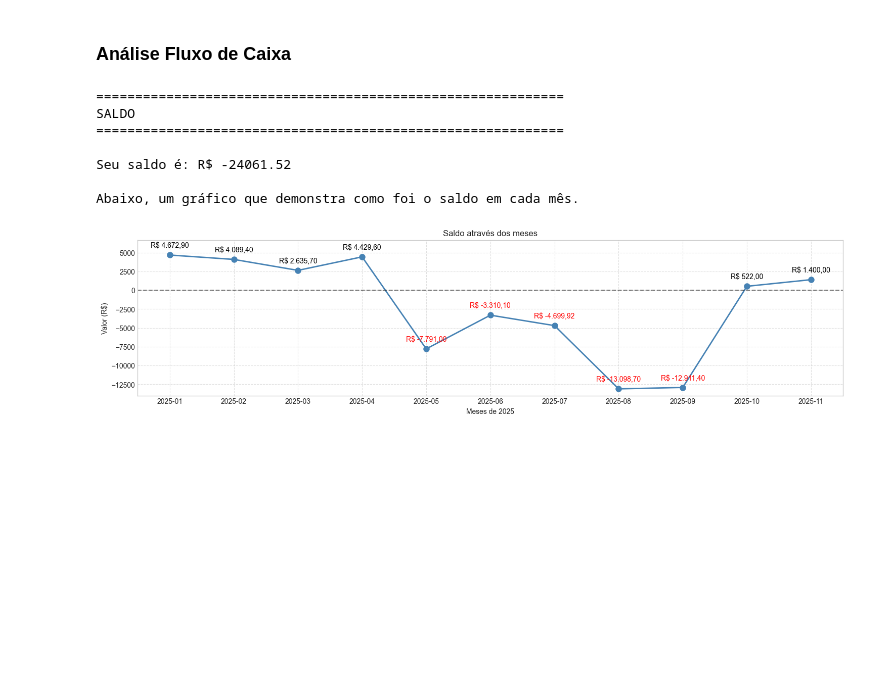
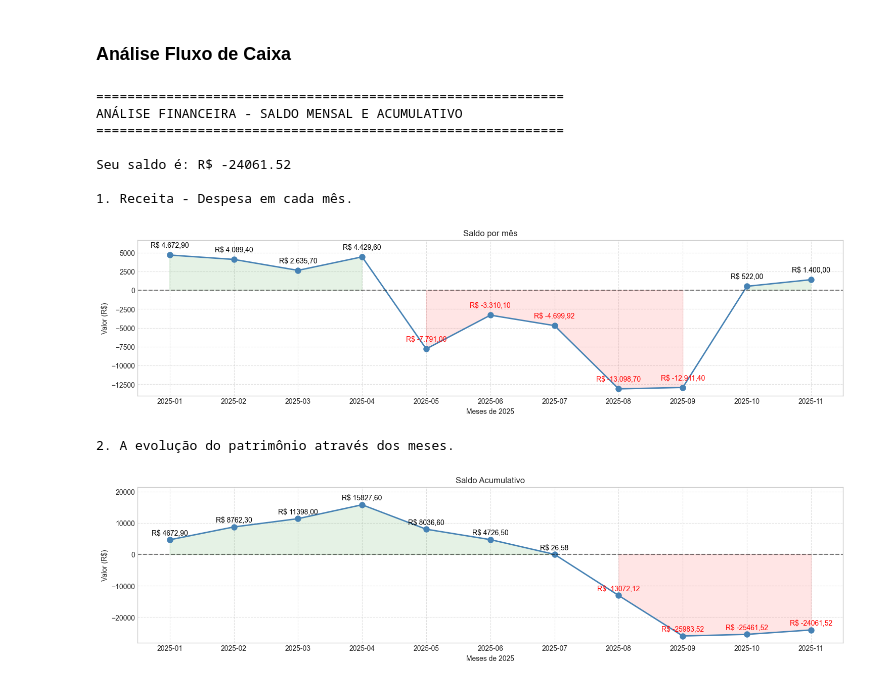
Before and after one commit to SchuedaD/projeto_gestao_financeira, a Jupyter notebook: dados_financeiros.ipynb, the cells around one changed output. Saved outputs shown, nothing was run; the diff lists cells and outputs as text; code cells hidden in the pictures; blank space fills up the shorter version.

Commit message:
Finalização do primeiro gráfico

```diff
--- a/dados_financeiros.ipynb
+++ b/dados_financeiros.ipynb
@@ -60,43 +60,75 @@ None
 # %%
 # Transformar a coluna 'data' para uma coluna de
 print('='*60)
-print("SALDO")
+print("ANÁLISE FINANCEIRA - SALDO MENSAL E ACUMULATIVO")
 print('='*60)
 
 
 
 db['data'] = pd.to_datetime(db['data'])
 
 db['data_mes'] = db['data'].dt.strftime('%Y-%m')
 
 saldo = db.groupby(['data_mes', 'tipo'])['valor'].sum().reset_index()
 df = saldo.pivot_table(index='data_mes', columns='tipo', values='valor', aggfunc='sum').reset_index().fillna(0)
 df['saldo'] = df['receita'] - df['despesa']
-df = df[['data_mes','receita','despesa','saldo']]
+df['saldo_cum'] = df['saldo'].cumsum()
 print(f"\nSeu saldo é: R$ {df['saldo'].sum():.2f}\n")
 
-print("Abaixo, um gráfico que demonstra como foi o saldo em cada mês.")
+print("1. Receita - Despesa em cada mês.")
 plt.style.use('seaborn-v0_8-whitegrid')
 plt.figure(figsize=(18,4))
 
-plt.plot(df['data_mes'],df['saldo'], marker='o', markersize=8, color='steelblue', linewidth=2, label='Receita')
+plt.plot(df['data_mes'],df['saldo'], marker='o', markersize=8, color='steelblue', linewidth=2, label='Saldo')
 plt.axhline(y=0, color='black',linestyle='--',linewidth=1.5,alpha=0.5)
+plt.fill_between(range(len(df)), df['saldo'], 0,
+                 where=(df['saldo'] >= 0),
+                 color='green', alpha=0.1, label='Período Positivo')
+plt.fill_between(range(len(df)), df['saldo'], 0,
+                 where=(df['saldo'] < 0),
+                 color='red', alpha=0.1, label='Período Negativo')
 for i, valor in enumerate(df["saldo"]):
     valor = round(valor,2)
     plt.text(i, valor + 1000, f"R$ {valor:,.2f}".replace(',', 'X').replace('.', ',').replace('X', '.'), ha='center', fontsize=10, color= 'black' if valor > 0 else 'red')
 
-plt.title("Saldo através dos meses")
+plt.title("Saldo por mês")
 plt.xlabel("Meses de 2025")
 plt.ylabel("Valor (R$)")
 ymin,ymax = plt.ylim()
 plt.ylim(ymin,ymax*1.2)
 plt.grid(True,linestyle="--",alpha = 0.6)
+plt.show()
+
+print("2. A evolução do patrimônio através dos meses.")
+
+plt.figure(figsize=(18,4))
+
+plt.plot(df['data_mes'],df['saldo_cum'],marker='o', markersize=8, color='steelblue', linewidth=2, label='Saldo Cumulativo')
+plt.axhline(y=0, color='black',linestyle='--',linewidth=1.5,alpha=0.5)
+plt.fill_between(range(len(df)), df['saldo_cum'], 0,
+                 where=(df['saldo_cum'] >= 0),
+                 color='green', alpha=0.1, label='Período Positivo')
+plt.fill_between(range(len(df)), df['saldo_cum'], 0,
+                 where=(df['saldo_cum'] < 0),
+                 color='red', alpha=0.1, label='Período Negativo')
+
+for i, valor in enumerate(df['saldo_cum']):
+    plt.text(i, valor + 1500, f"R$ {valor:.2f}".replace(',', 'X').replace('.', ',').replace('X', '.'), ha='center',fontsize=10,color= 'black' if valor > 0 else 'red')
+plt.title("Saldo Acumulativo")
+plt.xlabel("Meses de 2025")
+plt.ylabel("Valor (R$)")
+ymin,ymax = plt.ylim()
+plt.ylim(ymin,ymax*1.2)
+plt.grid(True,linestyle="--",alpha = 0.6)
+plt.show()
 # %% [output]
 ============================================================
-SALDO
+ANÁLISE FINANCEIRA - SALDO MENSAL E ACUMULATIVO
 ============================================================
 
 Seu saldo é: R$ -24061.52
 
-Abaixo, um gráfico que demonstra como foi o saldo em cada mês.
+1. Receita - Despesa em cada mês.
-[figure, old version]
+[figure, new version]
+2. A evolução do patrimônio através dos meses.
+[figure, added]
```
